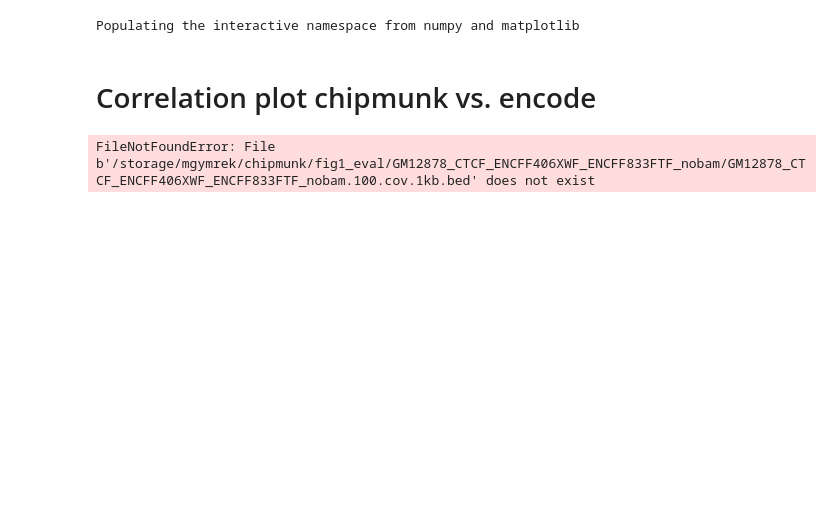
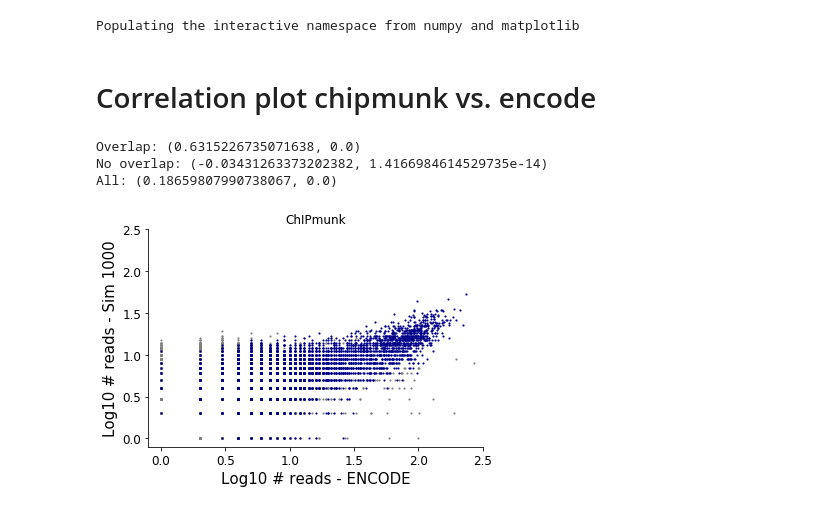
Before and after one commit to gymreklab/chips, a Jupyter notebook: paper-methods/FigureNotebooks/ChIPMunk_SuppFigNC.ipynb, the cells around one changed output. Saved outputs shown, nothing was run; the diff lists cells and outputs as text; code cells hidden in the pictures; blank space fills up the shorter version.

```diff
--- a/paper-methods/FigureNotebooks/ChIPMunk_SuppFigNC.ipynb
+++ b/paper-methods/FigureNotebooks/ChIPMunk_SuppFigNC.ipynb
@@ -1,17 +1,16 @@
 # %%
 %pylab inline
-import pandas as pd
-import os
-import scipy.stats
 
 import matplotlib
 matplotlib.rcParams['pdf.fonttype'] = 42
 matplotlib.rcParams['ps.fonttype'] = 42
 
-# Paths
-DATADIR="/storage/mgymrek/chipmunk/fig1_eval"
-OUTDIR=os.path.join(DATADIR, "pdfs")
+import pandas as pd
+import os
+import json
+import scipy.stats as spst
 
-FIG1COLOR = "darkblue"
+DATADIR="/storage/mgymrek/chipmunk_round2/fig1_eval"
+PDFDIR="/storage/mgymrek/chipmunk_round2/pdfs"
 # %% [output]
 Populating the interactive namespace from numpy and matplotlib
@@ -31,3 +17,12 @@ nc=25
+# %%
+#factor = "GM12878_CTCF_ENCFF298INA_ENCFF303UAB" # meh
+#factor = "GM12878_CTCF_ENCFF677ISQ_ENCFF307KRD" # favorite
+factor="GM12878_CTCF_ENCFF598OOE_ENCFF706QLS" # decent
+#factor = "GM12878_CTCF_ENCFF124LLI_ENCFF256QBB" # good, but keeps going up at 1000
+#factor="GM12878_CTCF_ENCFF406XWF_ENCFF934NEI" # bad
+#factor="GM12878_CTCF_ENCFF172UCS_ENCFF559IXF" # ok
+binsize = 1
+use_nc = 1000
 # %% [markdown]
 # Correlation plot chipmunk vs. encode
 # %%
@@ -41,37 +36,50 @@ binannot = pd.concat([peakbins, nopeakbins]).drop_duplicates()
 
 # Load bin data - chipmunk
 enc_bins = pd.read_csv(os.path.join(DATADIR, factor.strip("_nobam"), factor.strip("_nobam")+".ENCODE.cov.%skb.bed"%binsize), usecols=[1,2,3], names=["pos","end","enc.counts"], sep="\t")
-sim_bins = pd.read_csv(os.path.join(DATADIR, factor, factor+".%s.cov.%skb.bed"%(nc, binsize)), usecols=[3], names=["sim.counts"], sep="\t")
+sim_bins = pd.read_csv(os.path.join(DATADIR, factor, factor+".%s.cov.%skb.bed"%(use_nc, binsize)), usecols=[3], names=["sim.counts"], sep="\t")
 bindata = pd.DataFrame({"pos": enc_bins["pos"], "end":enc_bins["end"], \
                         "enc.counts": enc_bins["enc.counts"], \
                         "sim.counts": sim_bins["sim.counts"]})
 bindata = bindata[bindata["enc.counts"]+bindata["sim.counts"]>0]
 bindata = pd.merge(bindata, binannot, on=["pos","end"])
 
 # Plot
 alpha = 1
 pc = 1 # pseudocount
 fig = plt.figure()
 fig.set_size_inches((6, 4))
 ax = fig.add_subplot(111)
 ax.scatter(np.log10(bindata[~bindata["overlap"]]["enc.counts"]+pc),
           np.log10(bindata[~bindata["overlap"]]["sim.counts"]+pc),
           color="gray", alpha=alpha, marker=".", s=5)
 ax.scatter(np.log10(bindata[bindata["overlap"]]["enc.counts"]+pc),
           np.log10(bindata[bindata["overlap"]]["sim.counts"]+pc),
           color="darkblue", alpha=alpha,  marker=".", s=5)
-ax.set_xlim(left=-0.1, right=3.0)
-ax.set_ylim(bottom=-0.1, top=3.0)
+ax.set_xlim(left=-0.1, right=2.5)
+ax.set_ylim(bottom=-0.1, top=2.5)
 ax.set_xlabel("Log10 # reads - ENCODE", size=15)
-ax.set_ylabel("Log10 # reads - Sim %s"%nc, size=15)
+ax.set_ylabel("Log10 # reads - Sim %s"%use_nc, size=15)
 ax.spines['right'].set_visible(False)
 ax.spines['top'].set_visible(False)
 ax.yaxis.set_ticks_position('left')
 ax.xaxis.set_ticks_position('bottom')
 ax.set_xticklabels(["%0.1f"%item for item in ax.get_xticks()], size=12)
 ax.set_yticklabels(["%0.1f"%item for item in ax.get_yticks()], size=12);
 ax.set_title("ChIPmunk")
-fig.savefig(os.path.join(OUTDIR, "SuppFig_BinsExample_vsNC_scatter_%s_chipmunk.pdf"%factor))
+#fig.savefig(os.path.join(PDFDIR, "Fig1f_BinsExample_vsNC_scatter_H3K27ac.pdf"))
+
+# Print corr
+for b in [bindata]:
+    peakbins_corr = (spst.pearsonr(np.log10(b[b["overlap"]]["enc.counts"]+pc), np.log10(b[b["overlap"]]["sim.counts"]+pc)))
+    nopeakbins_corr = (spst.pearsonr(np.log10(b[~b["overlap"]]["enc.counts"]+pc), np.log10(b[~b["overlap"]]["sim.counts"]+pc)))
+    all_corr = (spst.pearsonr(np.log10(b["enc.counts"]+pc), np.log10(b["sim.counts"]+pc)))
+
+    print("Overlap: %s"%str(peakbins_corr))
+    print("No overlap: %s"%str(nopeakbins_corr))
+    print("All: %s"%str(all_corr))
 # %% [output]
-FileNotFoundError: File b'/storage/mgymrek/chipmunk/fig1_eval/GM12878_CTCF_ENCFF406XWF_ENCFF833FTF_nobam/GM12878_CTCF_ENCFF406XWF_ENCFF833FTF_nobam.100.cov.1kb.bed' does not exist
+Overlap: (0.6315226735071638, 0.0)
+No overlap: (-0.03431263373202382, 1.4166984614529735e-14)
+All: (0.18659807990738067, 0.0)
+[figure, added]
 # %%
```
Also changed, not shown: parts of 4 cells of this notebook, 8 other files.
